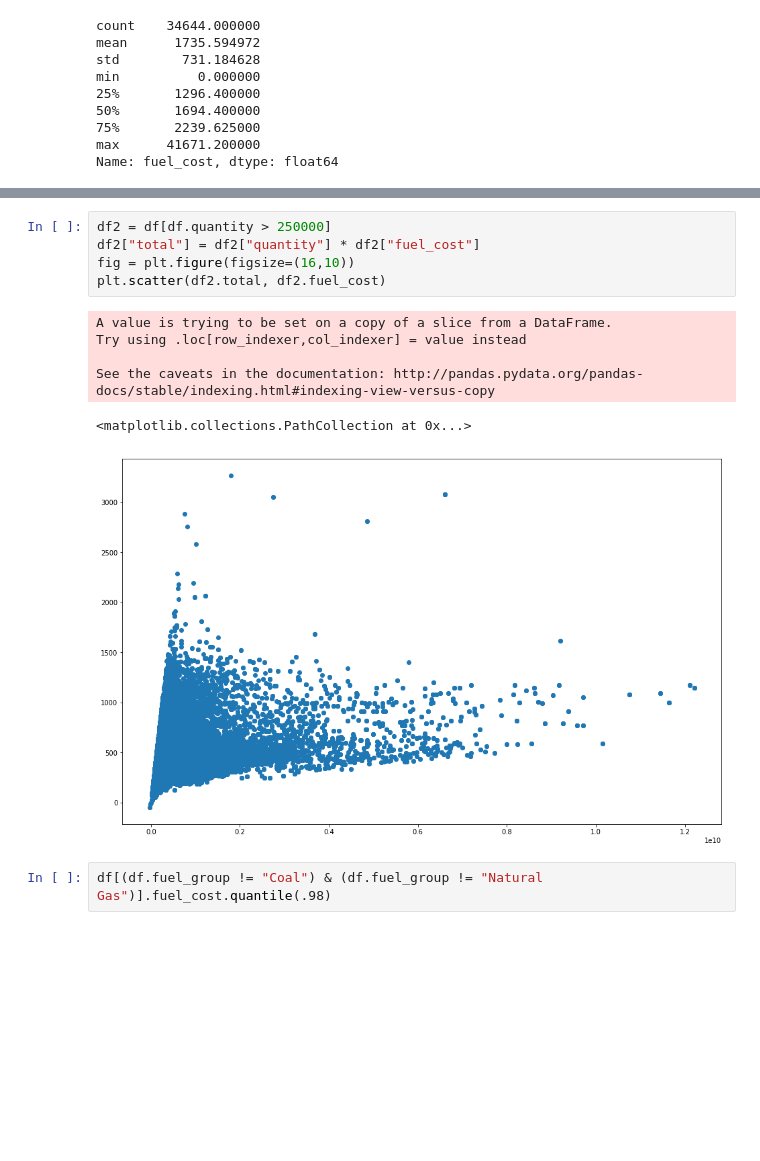
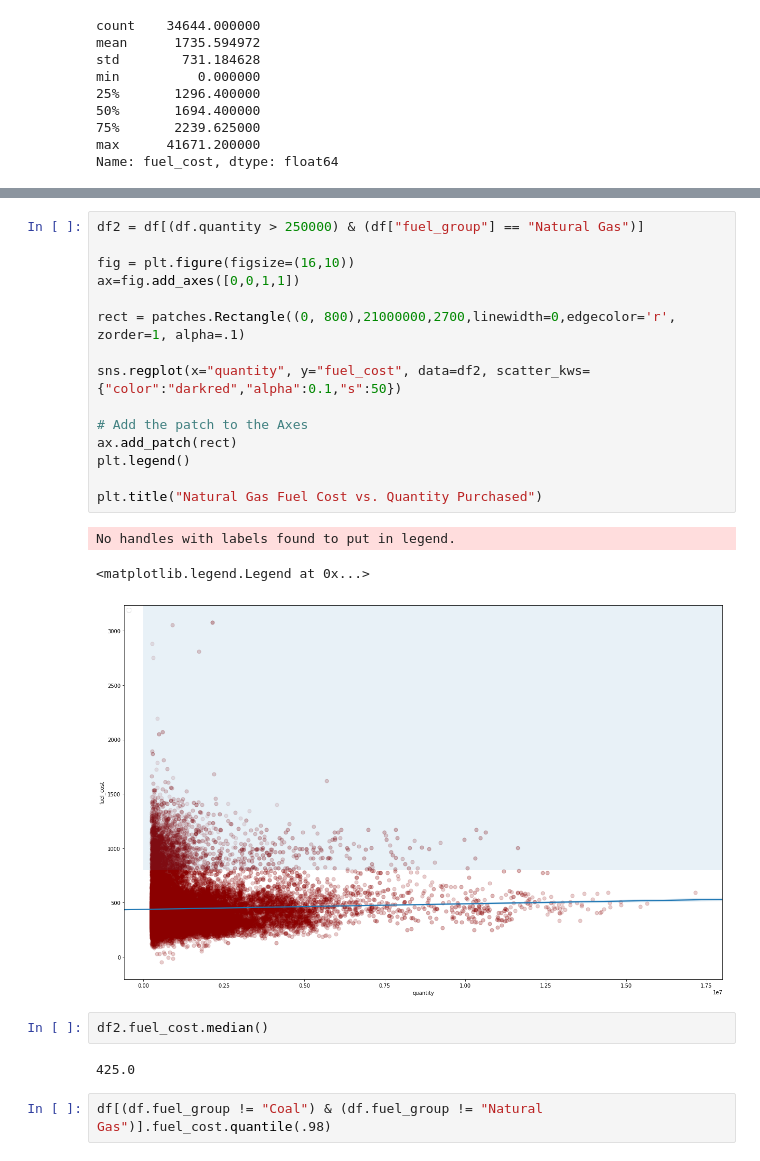
Before and after one commit to ortsed/eia-fuel-costs, a Jupyter notebook: 7-Analysis-and-Viz.ipynb, the cells around one changed output, grey strips where cells are left out. Drawn from its saved outputs; the diff is of its cells as text; blank space fills up the shorter version.

```diff
--- a/7-Analysis-and-Viz.ipynb
+++ b/7-Analysis-and-Viz.ipynb
@@ -123,15 +137,26 @@ sns.scatterplot(df2.quantity, df2.fuel_cost)
-# %%
-df2 = df[df.quantity > 250000]
-df2["total"] = df2["quantity"] * df2["fuel_cost"]
-fig = plt.figure(figsize=(16,10))
-plt.scatter(df2.total, df2.fuel_cost)
-# %% [output]
-A value is trying to be set on a copy of a slice from a DataFrame.
-Try using .loc[row_indexer,col_indexer] = value instead
-
-See the caveats in the documentation: http://pandas.pydata.org/pandas-docs/stable/indexing.html#indexing-view-versus-copy
-<matplotlib.collections.PathCollection at 0x...>
-[figure, removed]
+# %%
+df2 = df[(df.quantity > 250000) & (df["fuel_group"] == "Natural Gas")]
+
+fig = plt.figure(figsize=(16,10))
+ax=fig.add_axes([0,0,1,1])
+
+rect = patches.Rectangle((0, 800),21000000,2700,linewidth=0,edgecolor='r', zorder=1, alpha=.1)
+
+sns.regplot(x="quantity", y="fuel_cost", data=df2, scatter_kws={"color":"darkred","alpha":0.1,"s":50})
+
+# Add the patch to the Axes
+ax.add_patch(rect)
+plt.legend()
+
+plt.title("Natural Gas Fuel Cost vs. Quantity Purchased")
+# %% [output]
+No handles with labels found to put in legend.
+<matplotlib.legend.Legend at 0x...>
+[figure, added]
+# %%
+df2.fuel_cost.median()
+# %% [output]
+425.0
 # %%
 df[(df.fuel_group != "Coal") & (df.fuel_group != "Natural Gas")].fuel_cost.quantile(.98)
 # %% [output]
```
Also changed, not shown: parts of 28 cells of this notebook, 10 other files.
